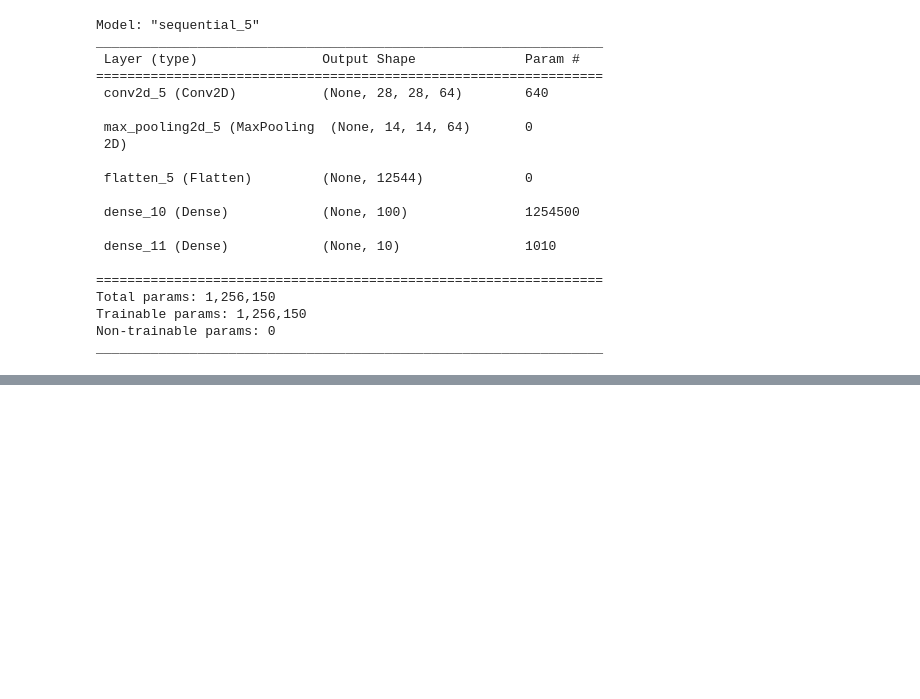
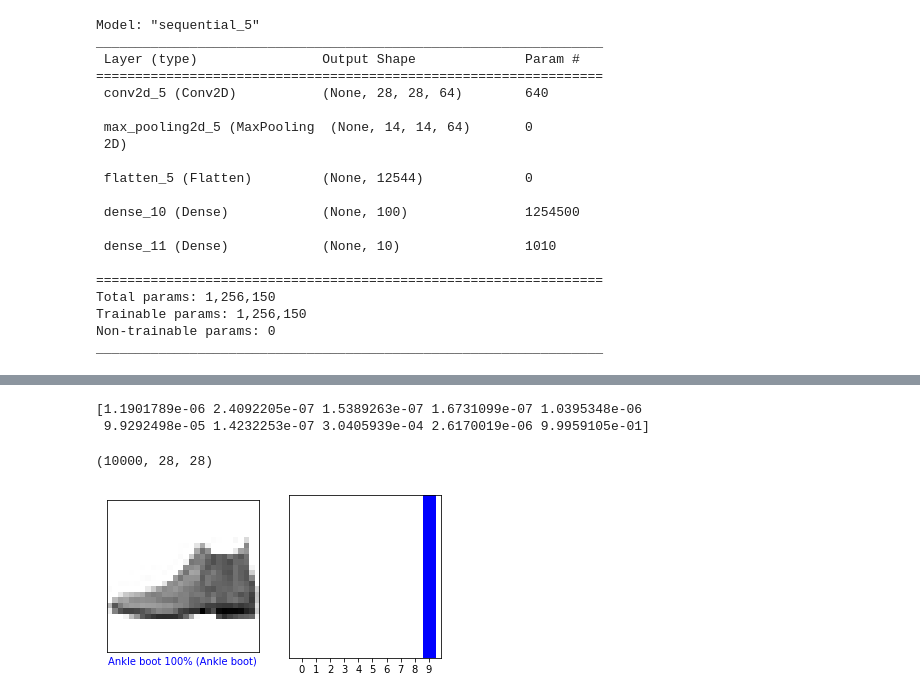
Before and after one commit to deepganguly98/data-streaming-ml, a Jupyter notebook: vector_fashion_mnist.ipynb, the cells around one changed output, grey strips where cells are left out. Cells and saved outputs as stored; diff of their text form; code cells hidden in the pictures; blank space fills up the shorter version.

```diff
--- a/vector_fashion_mnist.ipynb
+++ b/vector_fashion_mnist.ipynb
@@ -278,0 +288,54 @@ for row in range(0,row_size):
+# %%
+def plot_image(i, predictions_array, true_label, img):
+  true_label, img = true_label[i], img[i]
+  plt.grid(False)
+  plt.xticks([])
+  plt.yticks([])
+
+  plt.imshow(img, cmap=plt.cm.binary)
+
+  predicted_label = np.argmax(predictions_array)
+  if predicted_label == true_label:
+    color = 'blue'
+  else:
+    color = 'red'
+
+  plt.xlabel("{} {:2.0f}% ({})".format(class_names[predicted_label],
+                                100*np.max(predictions_array),
+                                class_names[true_label]),
+                                color=color)
+# %%
+def plot_value_array(i, predictions_array, true_label):
+  true_label = true_label[i]
+  plt.grid(False)
+  plt.xticks(range(10))
+  plt.yticks([])
+  thisplot = plt.bar(range(10), predictions_array, color="#777777")
+  plt.ylim([0, 1])
+  predicted_label = np.argmax(predictions_array)
+
+  thisplot[predicted_label].set_color('red')
+  thisplot[true_label].set_color('blue')
+# %%
+predictions = model.predict(testX)
+# %%
+print(predictions[0])
+# %% [output]
+[1.1901789e-06 2.4092205e-07 1.5389263e-07 1.6731099e-07 1.0395348e-06
+ 9.9292498e-05 1.4232253e-07 3.0405939e-04 2.6170019e-06 9.9959105e-01]
+# %%
+(train_image,train_label), (test_image,test_label) = fashion_mnist.load_data()
+
+test_image.shape
+# %% [output]
+(10000, 28, 28)
+# %%
+i = 0
+plt.figure(figsize=(6,3))
+plt.subplot(1,2,1)
+plot_image(i, predictions[i], test_label, test_image)
+plt.subplot(1,2,2)
+plot_value_array(i, predictions[i],  test_label)
+plt.show()
+# %% [output]
+[figure, added]
```
Also changed, not shown: parts of 20 cells of this notebook.
